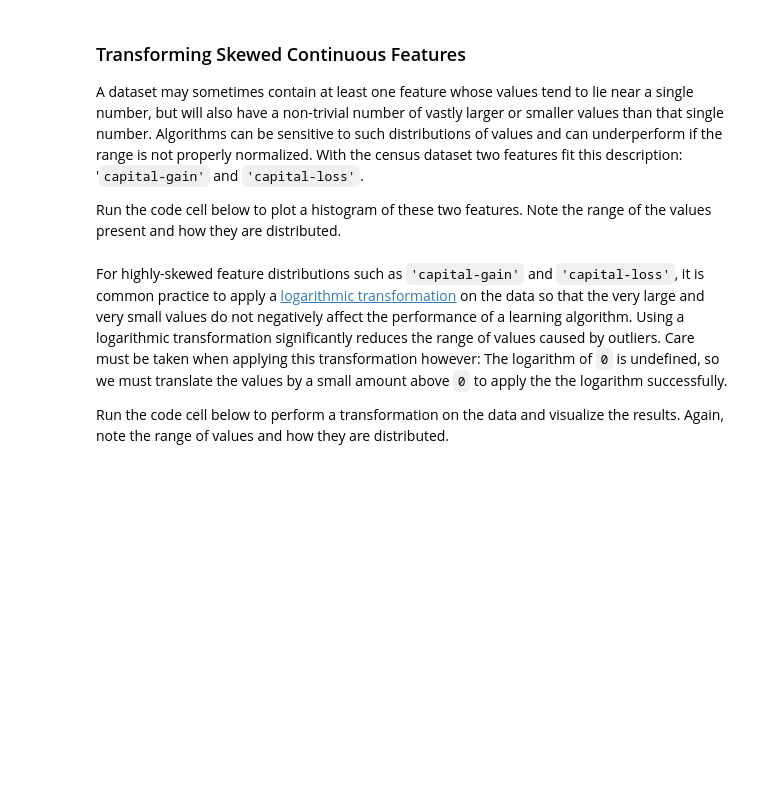
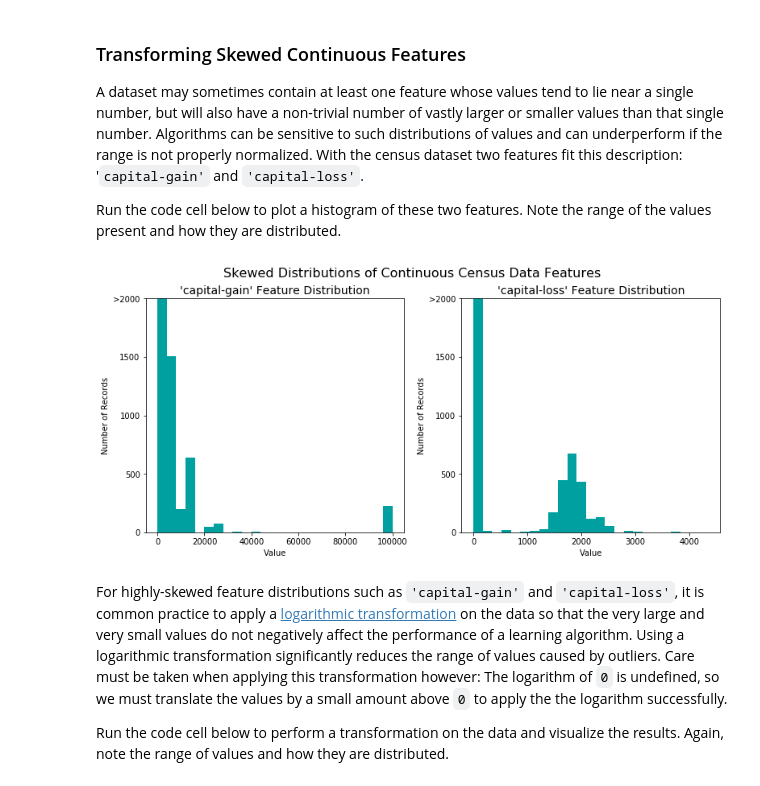
Before and after one commit to SThornewillvE/Udacity-DataScience-Nanodegree, a Jupyter notebook: 01_supervised-models_project/finding_donors.ipynb, the cells around one changed output. Cells and saved outputs as stored; diff of their text form; code cells hidden in the pictures; blank space fills up the shorter version.

```diff
--- a/01_supervised-models_project/finding_donors.ipynb
+++ b/01_supervised-models_project/finding_donors.ipynb
@@ -98,11 +108,13 @@ A dataset may sometimes contain at least one feature whose values tend to lie ne
 Run the code cell below to plot a histogram of these two features. Note the range of the values present and how they are distributed.
 # %%
 # Split the data into features and target label
-income_raw = data['income']
-features_raw = data.drop('income', axis = 1)
+df_y_raw = df['income'].copy()
+df_X_raw = df.drop('income', axis = 1).copy()
 
 # Visualize skewed continuous features of original data
-vs.distribution(data)
+vs.distribution(df)
+# %% [output]
+[figure, added]
 # %% [markdown]
 For highly-skewed feature distributions such as `'capital-gain'` and `'capital-loss'`, it is common practice to apply a <a href="https://en.wikipedia.org/wiki/Data_transformation_(statistics)">logarithmic transformation</a> on the data so that the very large and very small values do not negatively affect the performance of a learning algorithm. Using a logarithmic transformation significantly reduces the range of values caused by outliers. Care must be taken when applying this transformation however: The logarithm of `0` is undefined, so we must translate the values by a small amount above `0` to apply the the logarithm successfully.
 
```
Also changed, not shown: parts of 12 cells of this notebook.
